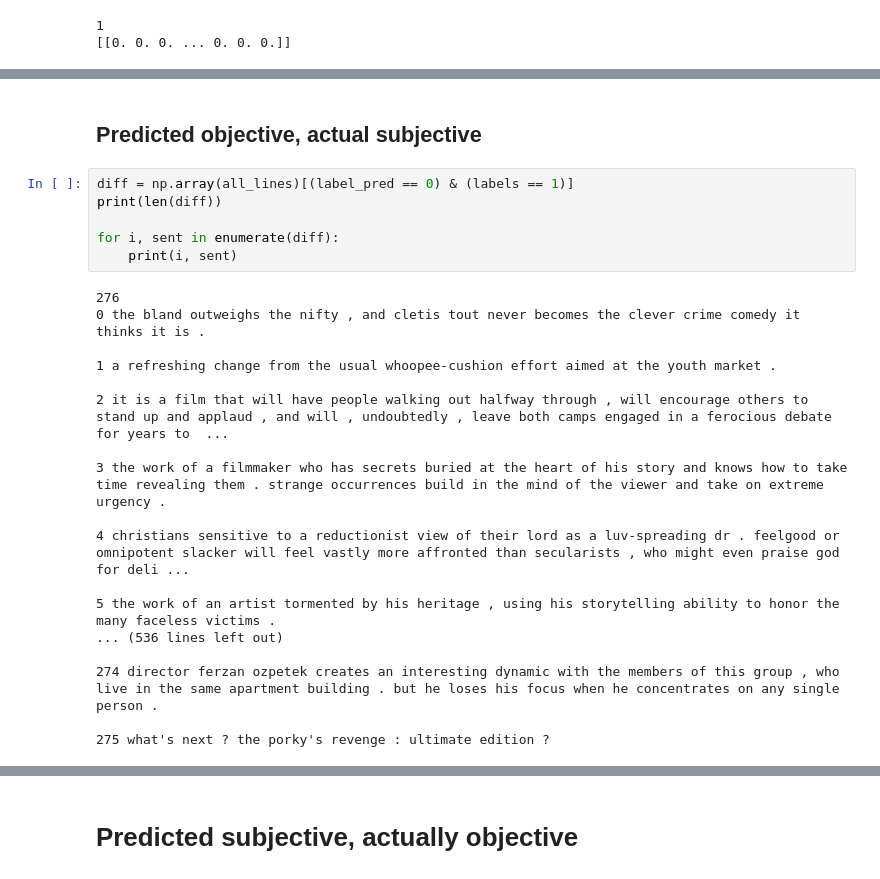
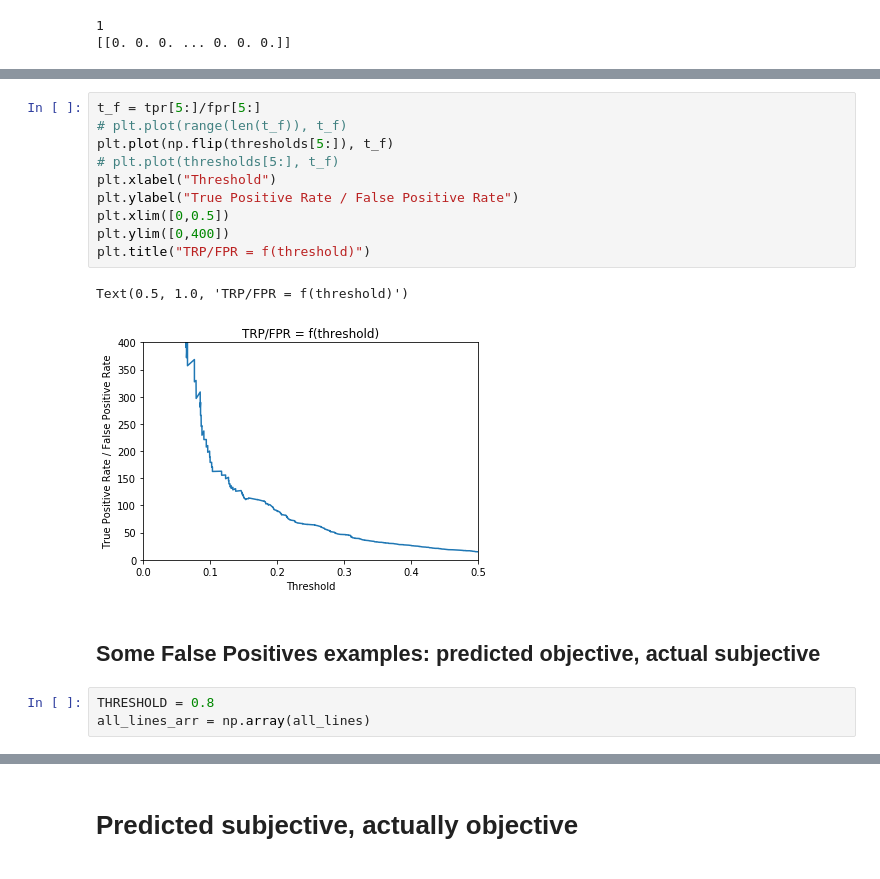
Before and after one commit to j-gd/movie_mood, a Jupyter notebook: src/obj_subj_dev/obj_subj.ipynb, the cells around one changed output, grey strips where cells are left out. Cells and saved outputs as stored; diff of their text form.

```diff
--- a/src/obj_subj_dev/obj_subj.ipynb
+++ b/src/obj_subj_dev/obj_subj.ipynb
@@ -170,26 +241,18 @@ label_pred = gbc.predict(tfidf_mat)
+# %%
+t_f = tpr[5:]/fpr[5:]
+# plt.plot(range(len(t_f)), t_f)
+plt.plot(np.flip(thresholds[5:]), t_f)
+# plt.plot(thresholds[5:], t_f)
+plt.xlabel("Threshold")
+plt.ylabel("True Positive Rate / False Positive Rate")
+plt.xlim([0,0.5])
+plt.ylim([0,400])
+plt.title("TRP/FPR = f(threshold)")
+# %% [output]
+Text(0.5, 1.0, 'TRP/FPR = f(threshold)')
+[figure, added]
 # %% [markdown]
-## Predicted objective, actual subjective
+## Some False Positives examples: predicted objective, actual subjective
-# %%
-diff = np.array(all_lines)[(label_pred == 0) & (labels == 1)]
-print(len(diff))
-
-for i, sent in enumerate(diff):
-    print(i, sent)
-# %% [output]
-276
-0 the bland outweighs the nifty , and cletis tout never becomes the clever crime comedy it thinks it is .
-
-1 a refreshing change from the usual whoopee-cushion effort aimed at the youth market .
-
-2 it is a film that will have people walking out halfway through , will encourage others to stand up and applaud , and will , undoubtedly , leave both camps engaged in a ferocious debate for years to  ...
-
-3 the work of a filmmaker who has secrets buried at the heart of his story and knows how to take time revealing them . strange occurrences build in the mind of the viewer and take on extreme urgency .
-
-4 christians sensitive to a reductionist view of their lord as a luv-spreading dr . feelgood or omnipotent slacker will feel vastly more affronted than secularists , who might even praise god for deli ...
-
-5 the work of an artist tormented by his heritage , using his storytelling ability to honor the many faceless victims .
-... (536 lines left out)
-
-274 director ferzan ozpetek creates an interesting dynamic with the members of this group , who live in the same apartment building . but he loses his focus when he concentrates on any single person .
-
-275 what's next ? the porky's revenge : ultimate edition ?
+# %%
+THRESHOLD = 0.8
+all_lines_arr = np.array(all_lines)
```
Also changed, not shown: parts of 22 cells of this notebook, 2 other files.
